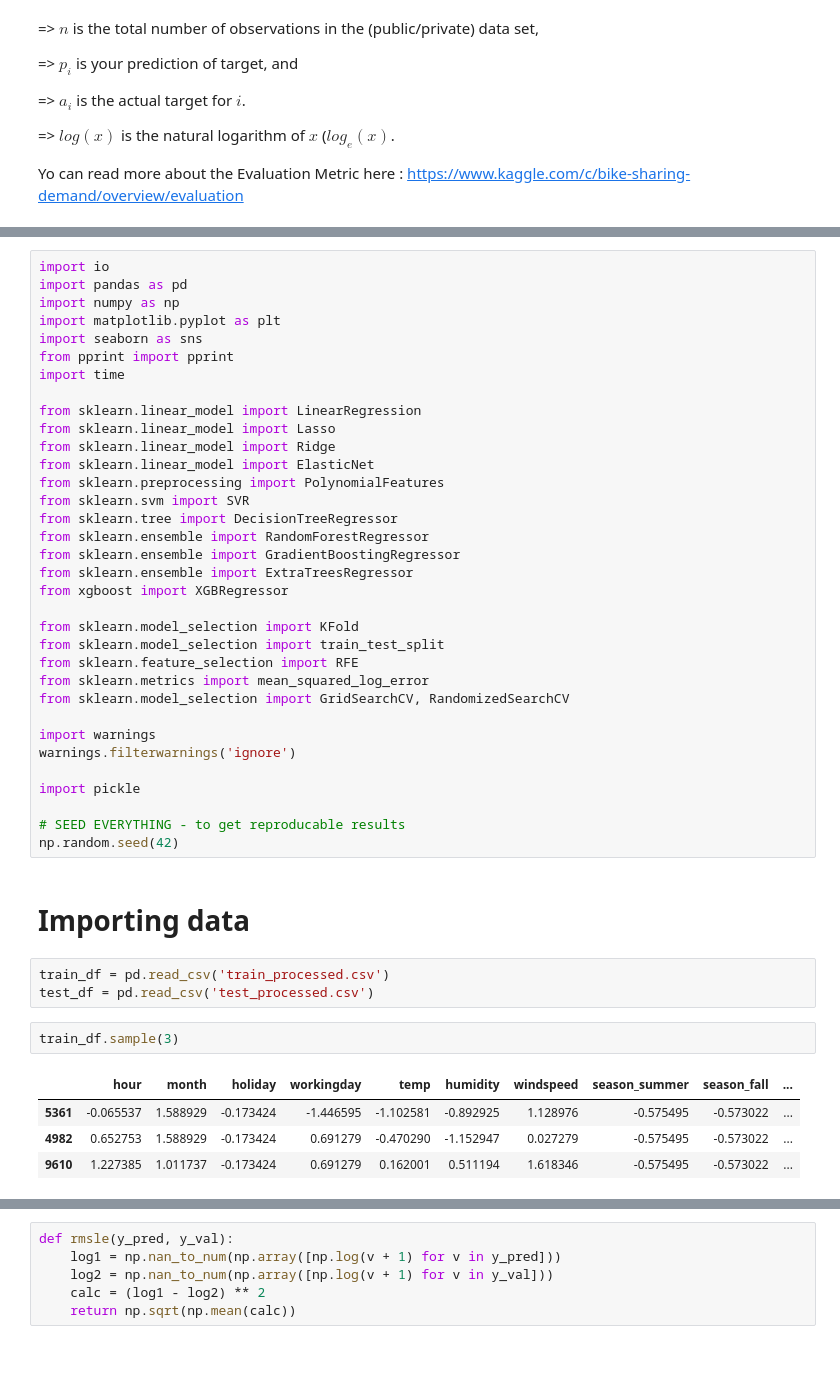
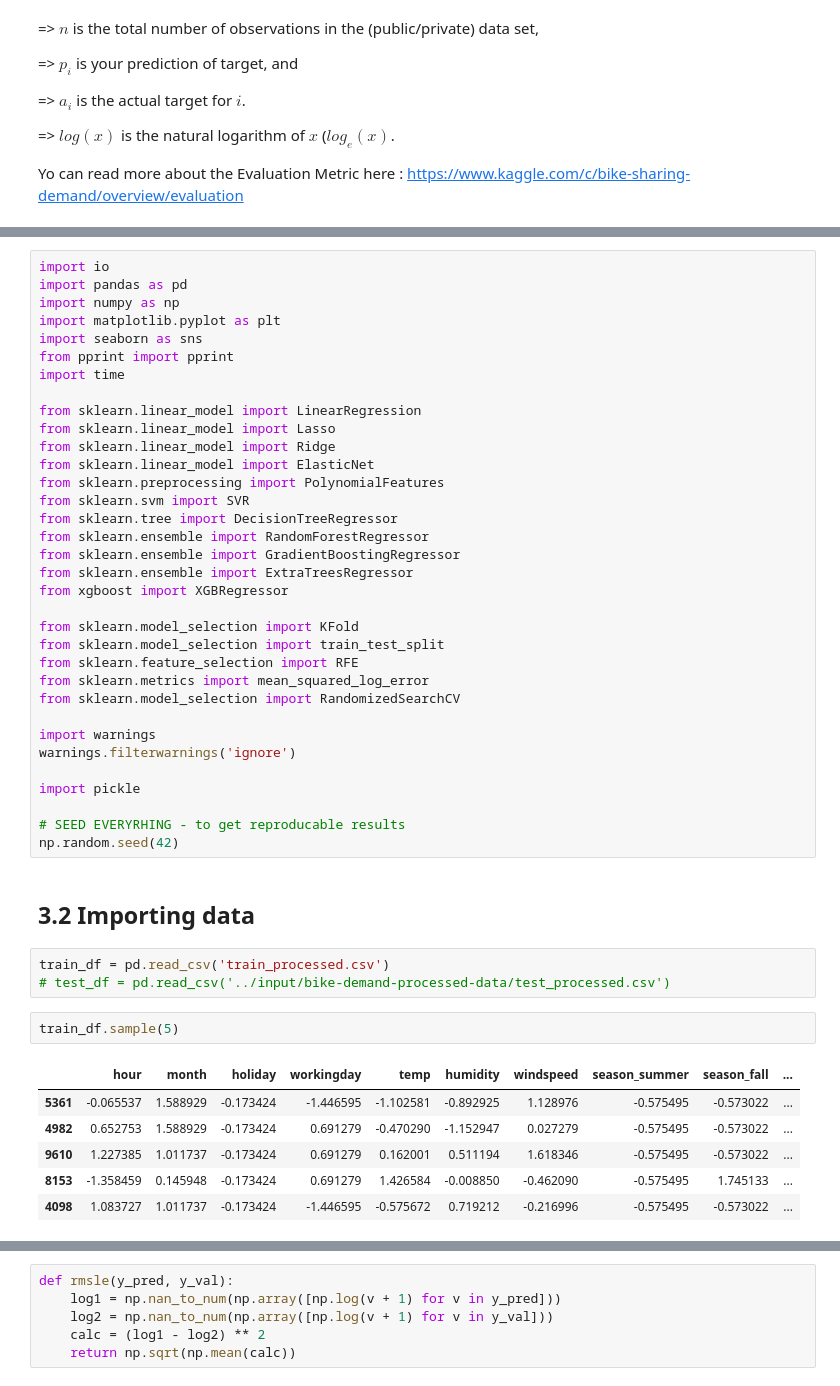
Before and after one commit to charles-42/Bike-Sharing-Demand-Prediction, a Jupyter notebook: bike_sharing_modelling_Part3.ipynb, the cells around one changed output, grey strips where cells are left out. Drawn from its saved outputs; the diff is of its cells as text; blank space fills up the shorter version.

```diff
--- a/bike_sharing_modelling_Part3.ipynb
+++ b/bike_sharing_modelling_Part3.ipynb
@@ -83,24 +86,27 @@ from sklearn.model_selection import KFold
 from sklearn.model_selection import train_test_split
 from sklearn.feature_selection import RFE
 from sklearn.metrics import mean_squared_log_error
-from sklearn.model_selection import GridSearchCV, RandomizedSearchCV
+from sklearn.model_selection import RandomizedSearchCV
 
 import warnings
 warnings.filterwarnings('ignore')
 
 import pickle
 
-# SEED EVERYTHING - to get reproducable results
+# SEED EVERYRHING - to get reproducable results
 np.random.seed(42)
 # %% [markdown]
-# Importing data
+<a id='5'></a>
+## 3.2 Importing data
 # %%
 train_df = pd.read_csv('train_processed.csv')
-test_df = pd.read_csv('test_processed.csv')
+# test_df = pd.read_csv('../input/bike-demand-processed-data/test_processed.csv')
 # %%
-train_df.sample(3)
+train_df.sample(5)
 # %% [output]
 |  | hour | month | holiday | workingday | temp | humidity | windspeed | season_summer | season_fall | ... |
 | 5361 | -0.065537 | 1.588929 | -0.173424 | -1.446595 | -1.102581 | -0.892925 | 1.128976 | -0.575495 | -0.573022 | ... |
 | 4982 | 0.652753 | 1.588929 | -0.173424 | 0.691279 | -0.470290 | -1.152947 | 0.027279 | -0.575495 | -0.573022 | ... |
 | 9610 | 1.227385 | 1.011737 | -0.173424 | 0.691279 | 0.162001 | 0.511194 | 1.618346 | -0.575495 | -0.573022 | ... |
+| 8153 | -1.358459 | 0.145948 | -0.173424 | 0.691279 | 1.426584 | -0.008850 | -0.462090 | -0.575495 | 1.745133 | ... |
+| 4098 | 1.083727 | 1.011737 | -0.173424 | -1.446595 | -0.575672 | 0.719212 | -0.216996 | -0.575495 | -0.573022 | ... |
```
Also changed, not shown: parts of 89 cells of this notebook.
